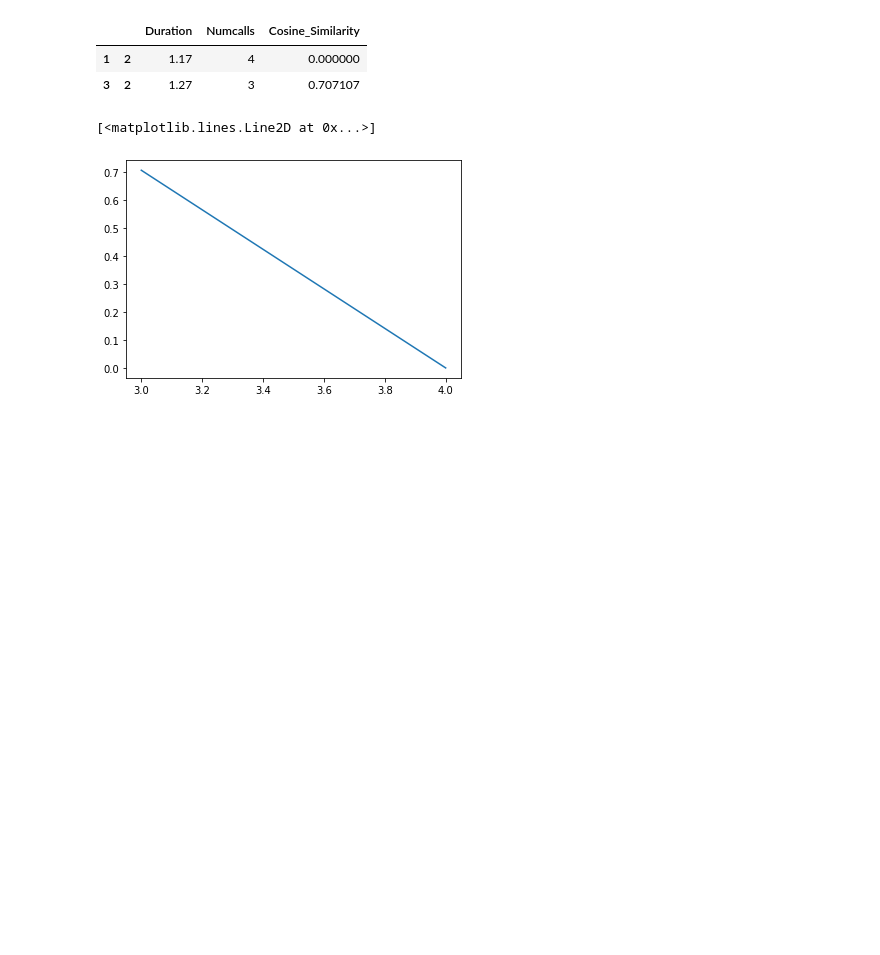
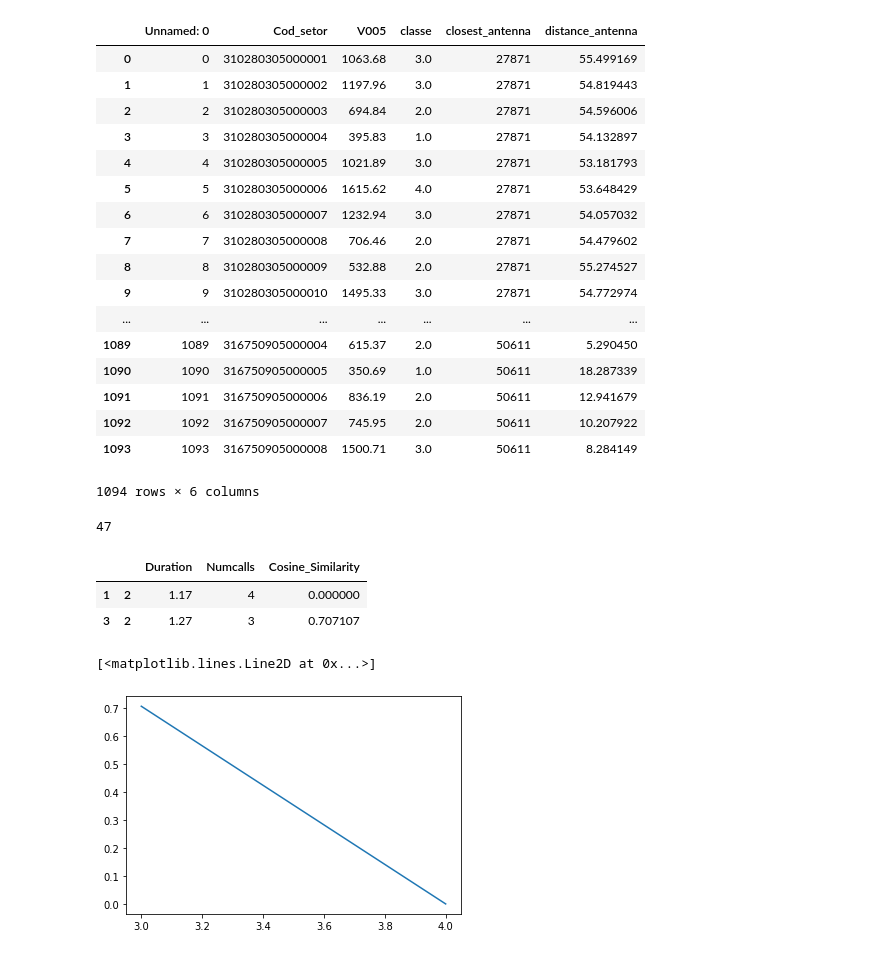
Before and after one commit to ghmc91/Projeto_Mestrado, a Jupyter notebook: Tests.ipynb, the cells around one changed output. Saved outputs shown, nothing was run; the diff lists cells and outputs as text; code cells hidden in the pictures; blank space fills up the shorter version.

```diff
--- a/Tests.ipynb
+++ b/Tests.ipynb
@@ -1,19 +1,36 @@
 # %%
 import networkx as nx
 import pandas as pd
 import scipy.spatial.distance as ssd
 import numpy as np
 import matplotlib.pyplot as plt
 import copy
 
-dict_edge = {(1,2): {'Duration': 1.17, 'Numcalls':4},
-             (3,2): {'Duration': 1.27, 'Numcalls':3},
-             (3,4): {'Duration': 1.3, 'Numcalls':2},
-             (3,5): {'Duration': 1.3, 'Numcalls':2}}
-
-df = pd.DataFrame({'SJDR': [0,0,0,1],
-                   'TR': [0,0,2,1],
-                   'LD': [1,3,0,0]})
+df_ibge = pd.read_csv('/home/gustavo/Desktop/Mestrado/mestrado_dados/ibge/Sector_Class_Jf.csv')
+df_ibge
+# %% [output]
+|  | Unnamed: 0 | Cod_setor | V005 | classe | closest_antenna | distance_antenna |
+| 0 | 0 | 310280305000001 | 1063.68 | 3.0 | 27871 | 55.499169 |
+| 1 | 1 | 310280305000002 | 1197.96 | 3.0 | 27871 | 54.819443 |
+| 2 | 2 | 310280305000003 | 694.84 | 2.0 | 27871 | 54.596006 |
+| 3 | 3 | 310280305000004 | 395.83 | 1.0 | 27871 | 54.132897 |
+| 4 | 4 | 310280305000005 | 1021.89 | 3.0 | 27871 | 53.181793 |
+| 5 | 5 | 310280305000006 | 1615.62 | 4.0 | 27871 | 53.648429 |
+| 6 | 6 | 310280305000007 | 1232.94 | 3.0 | 27871 | 54.057032 |
+| 7 | 7 | 310280305000008 | 706.46 | 2.0 | 27871 | 54.479602 |
+| 8 | 8 | 310280305000009 | 532.88 | 2.0 | 27871 | 55.274527 |
+| 9 | 9 | 310280305000010 | 1495.33 | 3.0 | 27871 | 54.772974 |
+| ... | ... | ... | ... | ... | ... | ... |
+| 1089 | 1089 | 316750905000004 | 615.37 | 2.0 | 50611 | 5.290450 |
+| 1090 | 1090 | 316750905000005 | 350.69 | 1.0 | 50611 | 18.287339 |
+| 1091 | 1091 | 316750905000006 | 836.19 | 2.0 | 50611 | 12.941679 |
+| 1092 | 1092 | 316750905000007 | 745.95 | 2.0 | 50611 | 10.207922 |
+| 1093 | 1093 | 316750905000008 | 1500.71 | 3.0 | 50611 | 8.284149 |
+1094 rows × 6 columns
+# %%
+len(df_ibge.loc[df_ibge['classe'] == 1])
+# %% [output]
+47
 # %%
 to_remove_dict = {}
 for key in dict_edge.keys():
```
Also changed, not shown: 5 other files.
